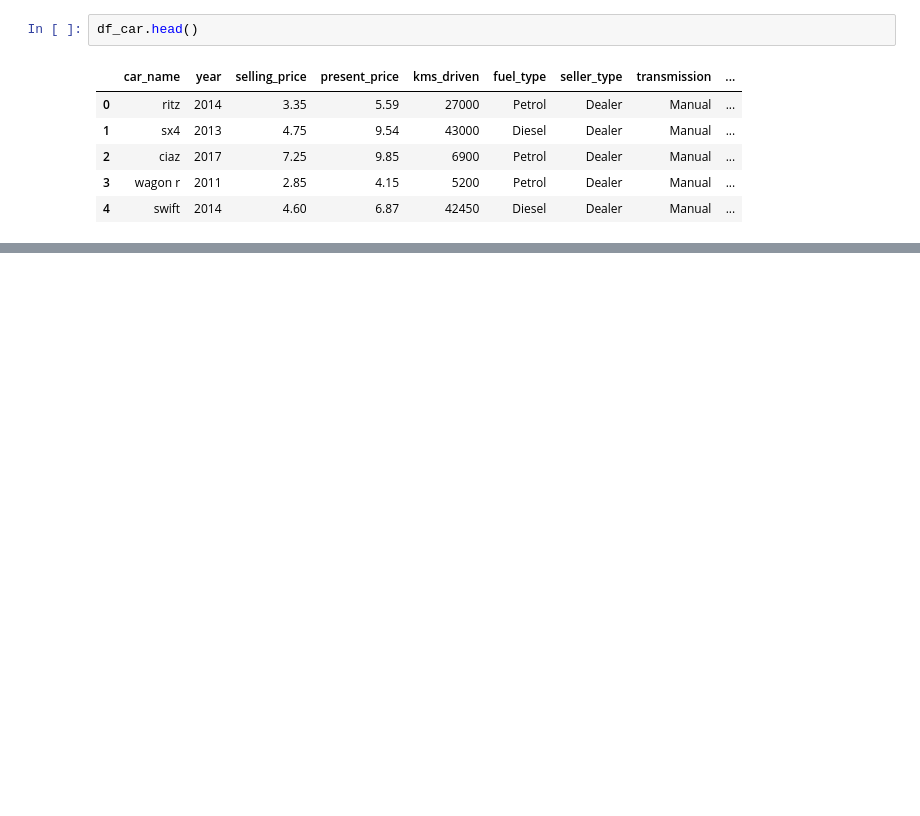
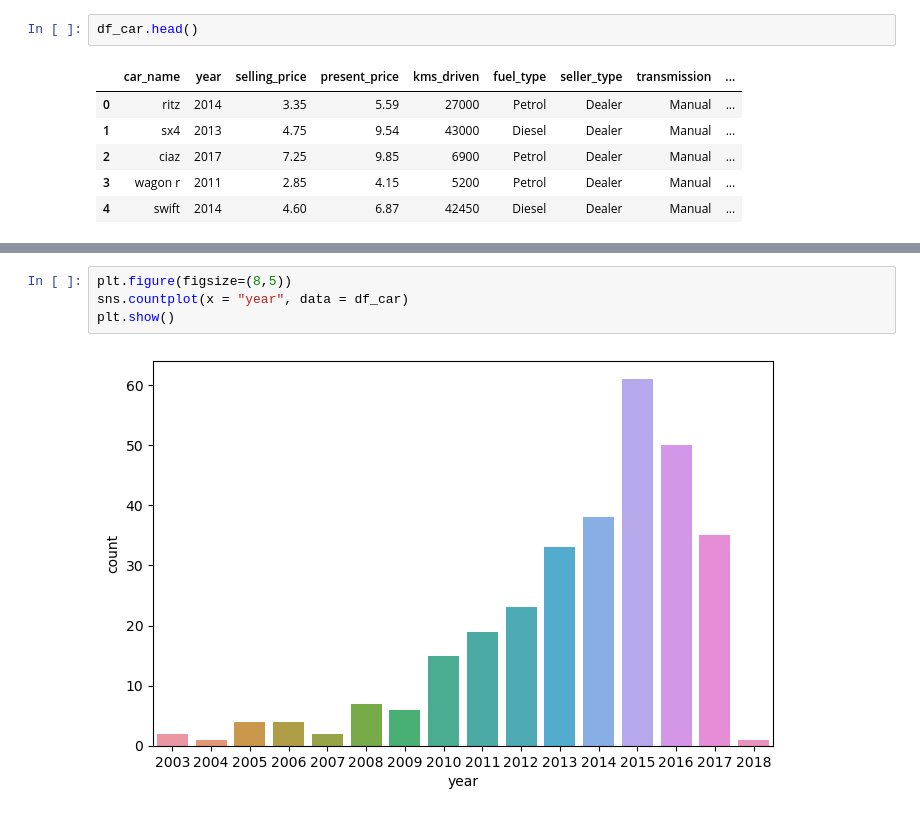
Before and after one commit to Bidkar2912/Car_Price_Prediction, a Jupyter notebook: Car_Price_Prediction.ipynb, the cells around one changed output, grey strips where cells are left out. Drawn from its saved outputs; the diff is of its cells as text; blank space fills up the shorter version.

```diff
--- a/Car_Price_Prediction.ipynb
+++ b/Car_Price_Prediction.ipynb
@@ -116,0 +204,6 @@ df_car.head()
+# %%
+plt.figure(figsize=(8,5))
+sns.countplot(x = "year", data = df_car)
+plt.show()
+# %% [output]
+[figure, added]
```
Also changed, not shown: parts of 11 cells of this notebook.
